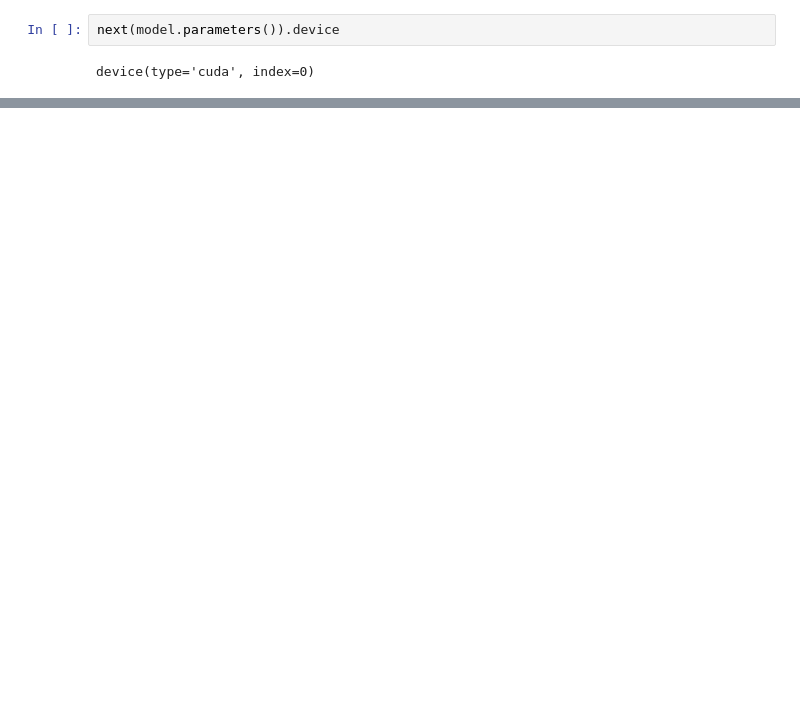
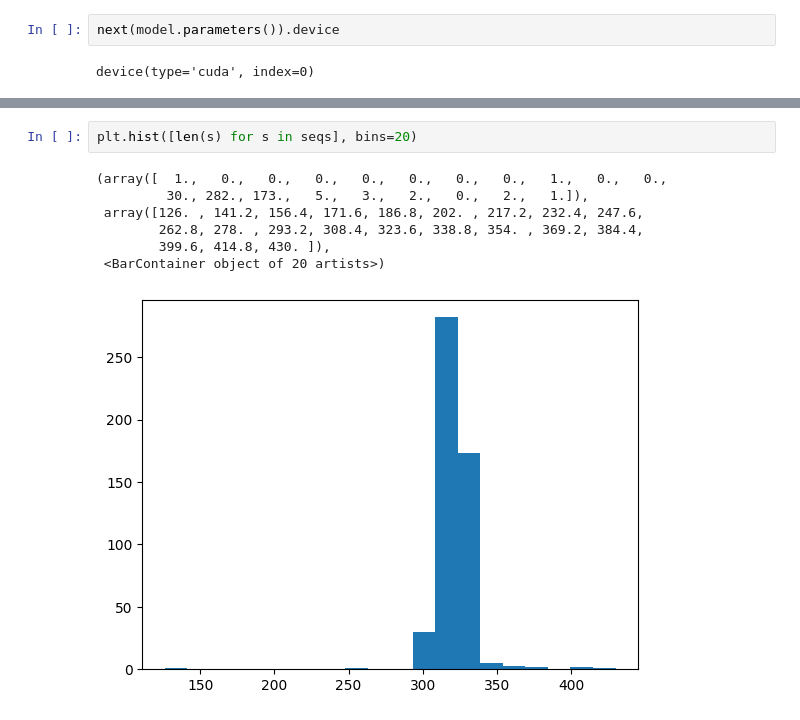
Before and after one commit to Proteinea/sampling-analysis, a Jupyter notebook: entropy_sampling.ipynb, the cells around one changed output, grey strips where cells are left out. Cells and saved outputs as stored; diff of their text form; blank space fills up the shorter version.

```diff
--- a/entropy_sampling.ipynb
+++ b/entropy_sampling.ipynb
@@ -116,0 +150,10 @@ for batch_idx in tqdm(range(0, len(sequences), batch_size)):
+# %%
+plt.hist([len(s) for s in seqs], bins=20)
+# %% [output]
+(array([  1.,   0.,   0.,   0.,   0.,   0.,   0.,   0.,   1.,   0.,   0.,
+         30., 282., 173.,   5.,   3.,   2.,   0.,   2.,   1.]),
+ array([126. , 141.2, 156.4, 171.6, 186.8, 202. , 217.2, 232.4, 247.6,
+        262.8, 278. , 293.2, 308.4, 323.6, 338.8, 354. , 369.2, 384.4,
+        399.6, 414.8, 430. ]),
+ <BarContainer object of 20 artists>)
+[figure, added]
```
Also changed, not shown: parts of 7 cells of this notebook.
